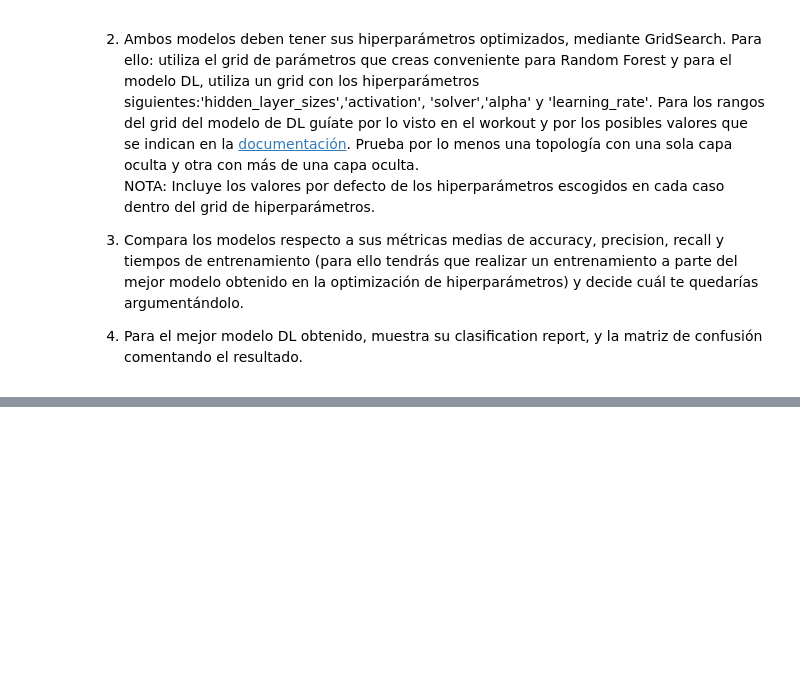
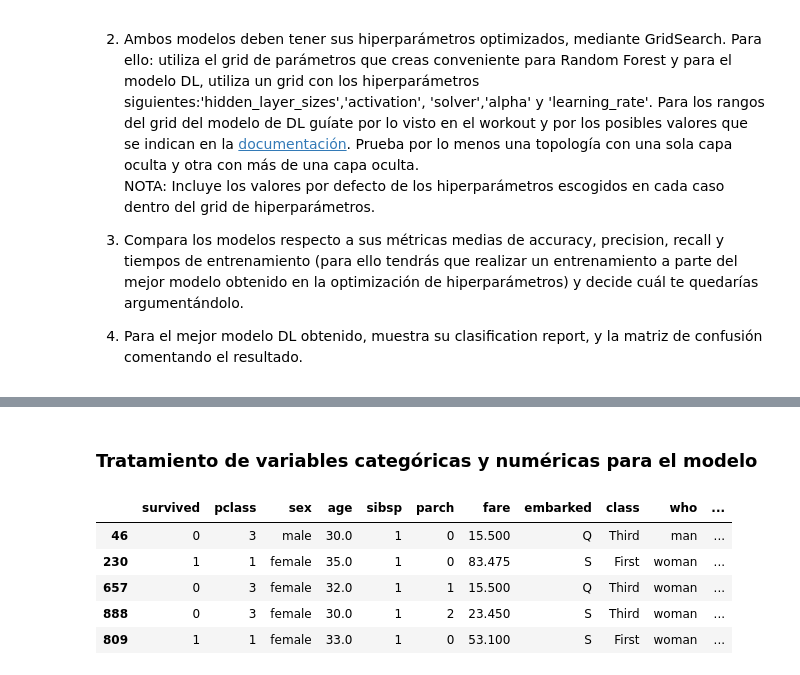
Before and after one commit to juanfcia/ds-bootcamp-juanfcia, a Jupyter notebook: 05_Deep_Learning/Sprint_15/Unidad_01_DL_Introduccion/03_Practica_Obligatoria/18_Practica_Obligatoria_Introduccion_Deep_Learning.ipynb, the cells around one changed output, grey strips where cells are left out. Cells and saved outputs as stored; diff of their text form; code cells hidden in the pictures; blank space fills up the shorter version.

```diff
--- a/05_Deep_Learning/Sprint_15/Unidad_01_DL_Introduccion/03_Practica_Obligatoria/18_Practica_Obligatoria_Introduccion_Deep_Learning.ipynb
+++ b/05_Deep_Learning/Sprint_15/Unidad_01_DL_Introduccion/03_Practica_Obligatoria/18_Practica_Obligatoria_Introduccion_Deep_Learning.ipynb
@@ -180,0 +183,7 @@ NOTA: Incluye los valores por defecto de los hiperparámetros escogidos en cada
+# %%
+from sklearn.model_selection import train_test_split
+
+# Hacemos train/test split y estratificamos por embarked
+# La estratificación por embarked busca que una variable que afecta mucho a la superviviencia esté repartida en el split en misma proporción
+
+train_set, test_set = train_test_split(df_deck, test_size= 0.2, stratify= df_deck["embarked"], random_state= 42)
@@ -180,0 +235,26 @@ NOTA: Incluye los valores por defecto de los hiperparámetros escogidos en cada
+# %%
+# Elegimos la mediana para normalizar la variable age por grupos de edad
+# Así evitamos imputar medianas de grupos de adultos a menores o de grupos más jóvenes a grupo mayores
+
+es_hombre = train_set.who == "man"
+es_mujer = train_set.who == "woman"
+es_child = train_set.who == "child"
+
+median_man = train_set[es_hombre]["age"].median()
+median_woman = train_set[es_mujer]["age"].median()
+median_child = train_set[es_child]["age"].median()
+
+es_nulo = train_set.age.isna()
+es_nulo_test = test_set.age.isna()
+
+#Imputamos en train
+
+train_set.loc[es_hombre & es_nulo, "age"] = median_man
+train_set.loc[es_mujer & es_nulo, "age"] = median_woman
+train_set.loc[es_child & es_nulo, "age"] = median_child
+
+#Imputamos en test
+
+test_set.loc[(test_set.who == "man") & es_nulo_test, "age"] = median_man
+test_set.loc[(test_set.who == "woman") & es_nulo_test, "age"] = median_woman
+test_set.loc[(test_set.who == "child") & es_nulo_test, "age"] = median_child
@@ -180,0 +301,11 @@ NOTA: Incluye los valores por defecto de los hiperparámetros escogidos en cada
+# %% [markdown]
+### **Tratamiento de variables categóricas y numéricas para el modelo**
+# %%
+train_set.head() # Aquí tenemos variables categóricas y numérica que debemos tratar para el entrenamiento del modelo
+# %% [output]
+|  | survived | pclass | sex | age | sibsp | parch | fare | embarked | class | who | ... |
+| 46 | 0 | 3 | male | 30.0 | 1 | 0 | 15.500 | Q | Third | man | ... |
+| 230 | 1 | 1 | female | 35.0 | 1 | 0 | 83.475 | S | First | woman | ... |
+| 657 | 0 | 3 | female | 32.0 | 1 | 1 | 15.500 | Q | Third | woman | ... |
+| 888 | 0 | 3 | female | 30.0 | 1 | 2 | 23.450 | S | Third | woman | ... |
+| 809 | 1 | 1 | female | 33.0 | 1 | 0 | 53.100 | S | First | woman | ... |
```
Also changed, not shown: parts of 19 cells of this notebook.
